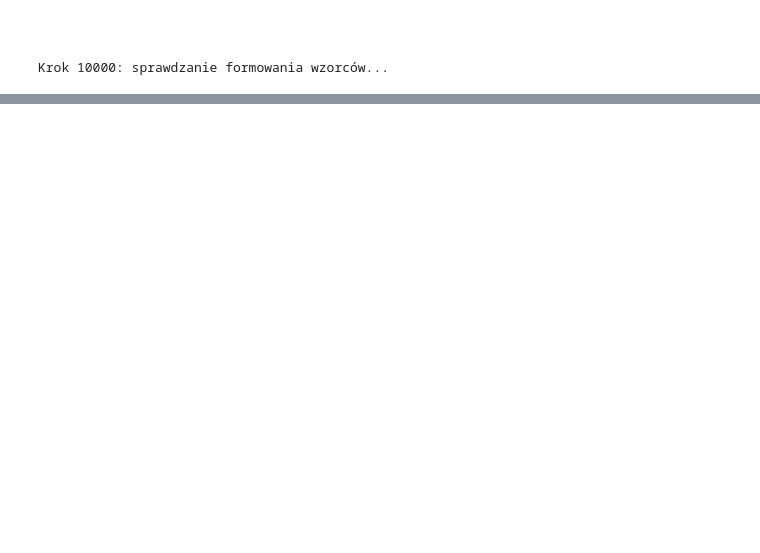
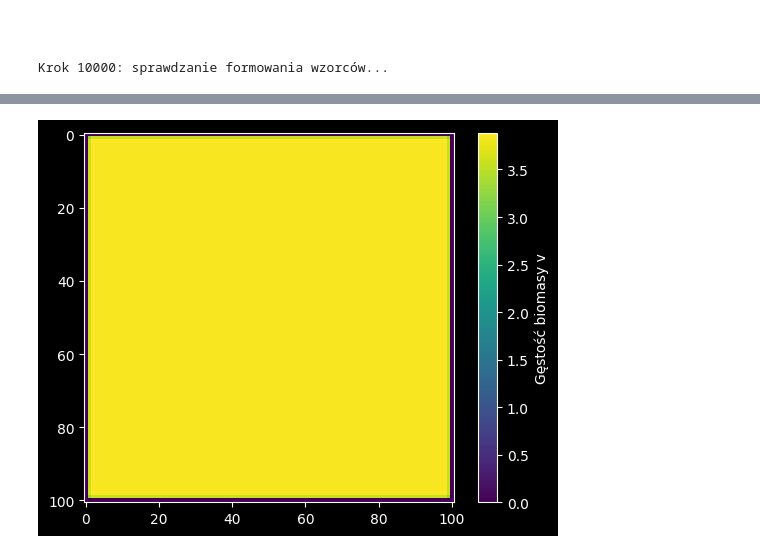
Before and after one commit to NataliaPosp/Deterministic-Modeling-Ecology-Project-2026, a Jupyter notebook: notebooks/patterns.ipynb, the cells around one changed output, grey strips where cells are left out. Cells and saved outputs as stored; diff of their text form; code cells hidden in the pictures; blank space fills up the shorter version.

```diff
--- a/notebooks/patterns.ipynb
+++ b/notebooks/patterns.ipynb
@@ -131,0 +180,6 @@ plt.show()
+# %%
+plt.imshow(v.reshape((Nx, Ny)))
+plt.colorbar(label="Gęstość biomasy v")
+plt.show()
+# %% [output]
+[figure, added]
```
Also changed, not shown: parts of 6 cells of this notebook, 6 other files.
